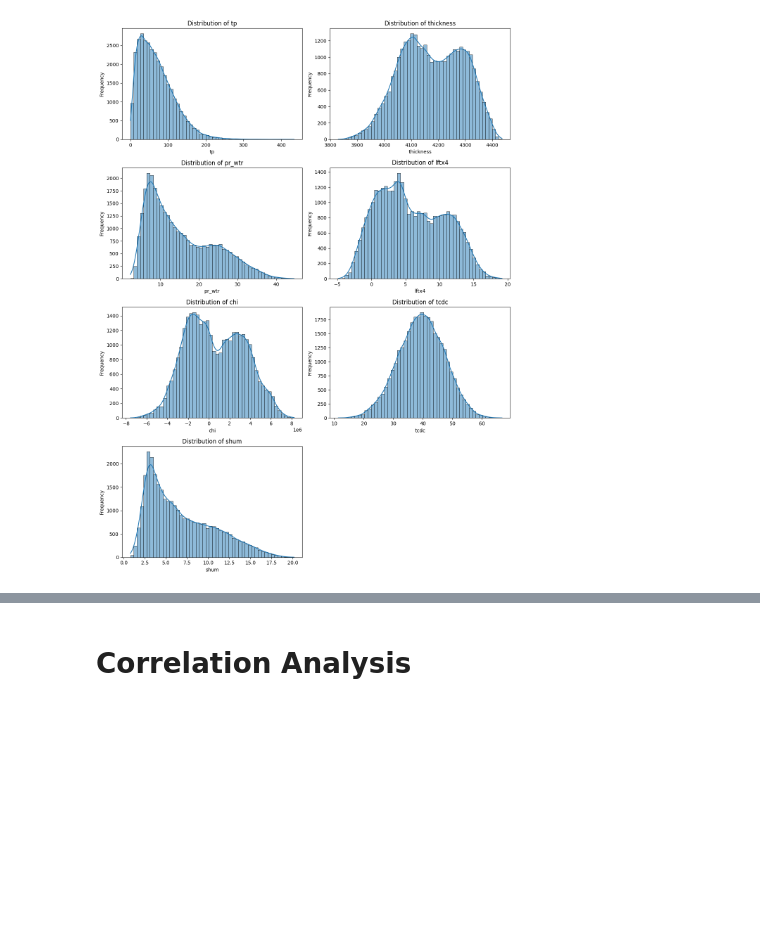
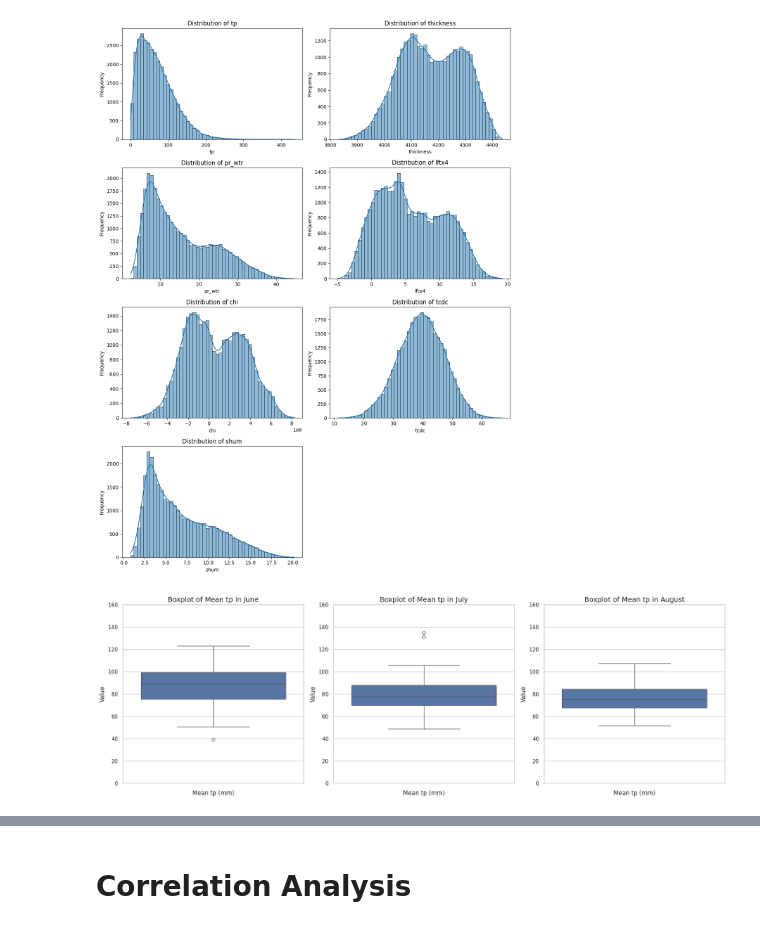
Before and after one commit to Saul-the-engineer/climate_ai, a Jupyter notebook: notebooks/02_eda.ipynb, the cells around one changed output, grey strips where cells are left out. Drawn from its saved outputs; the diff is of its cells as text; code cells hidden in the pictures; blank space fills up the shorter version.

```diff
--- a/notebooks/02_eda.ipynb
+++ b/notebooks/02_eda.ipynb
@@ -140,3 +140,41 @@ plt.tight_layout()
 plt.show()
 # %% [output]
 [figure]
+# %%
+# Create a figure with three subplots
+fig, axes = plt.subplots(
+    nrows=1,
+    ncols=3,
+    figsize=(18, 6),
+)
+
+# List of months for the plots
+months = ["June", "July", "August"]
+
+# Filter the 'tp' data for each month
+tp_june = combined["tp"].sel(time=combined["time.month"] == 6)
+tp_july = combined["tp"].sel(time=combined["time.month"] == 7)
+tp_august = combined["tp"].sel(time=combined["time.month"] == 8)
+
+# List to store the data for each month
+tp_data = [tp_june, tp_july, tp_august]
+
+# Plot the boxplots for each month
+for i, (data, month) in enumerate(zip(tp_data, months)):
+    # Calculate the mean over the spatial dimensions for each time step
+    mean_data = data.mean(dim=["latitude", "longitude"]).values
+    min_data = data.min(dim=["latitude", "longitude"]).values
+    max_data = data.max(dim=["latitude", "longitude"]).values
+
+    # Create a boxplot
+    sns.boxplot(mean_data, ax=axes[i])
+    axes[i].set_title(f"Boxplot of Mean tp in {month}", fontsize=14)
+    axes[i].set_xlabel("Mean tp (mm)")
+    axes[i].set_ylabel("Value")
+    axes[i].set_ylim(0, 160)
+
+# Adjust layout for better spacing
+plt.tight_layout()
+plt.show()
+# %% [output]
+[figure, added]
```
Also changed, not shown: parts of 4 cells of this notebook, 2 other files.
